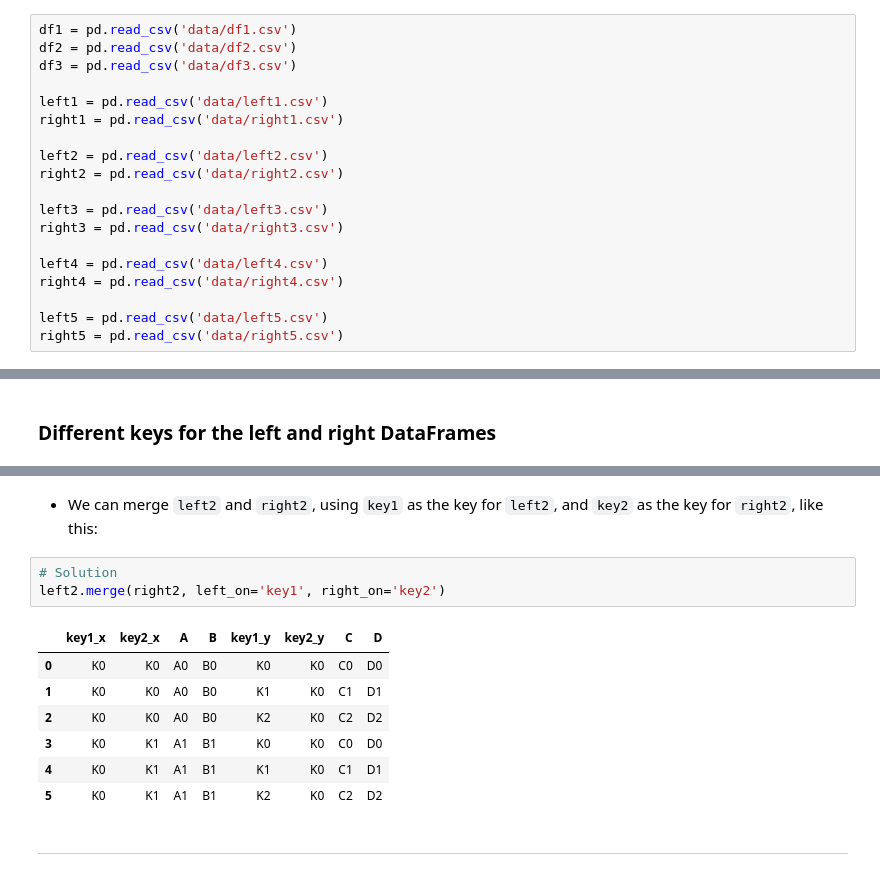
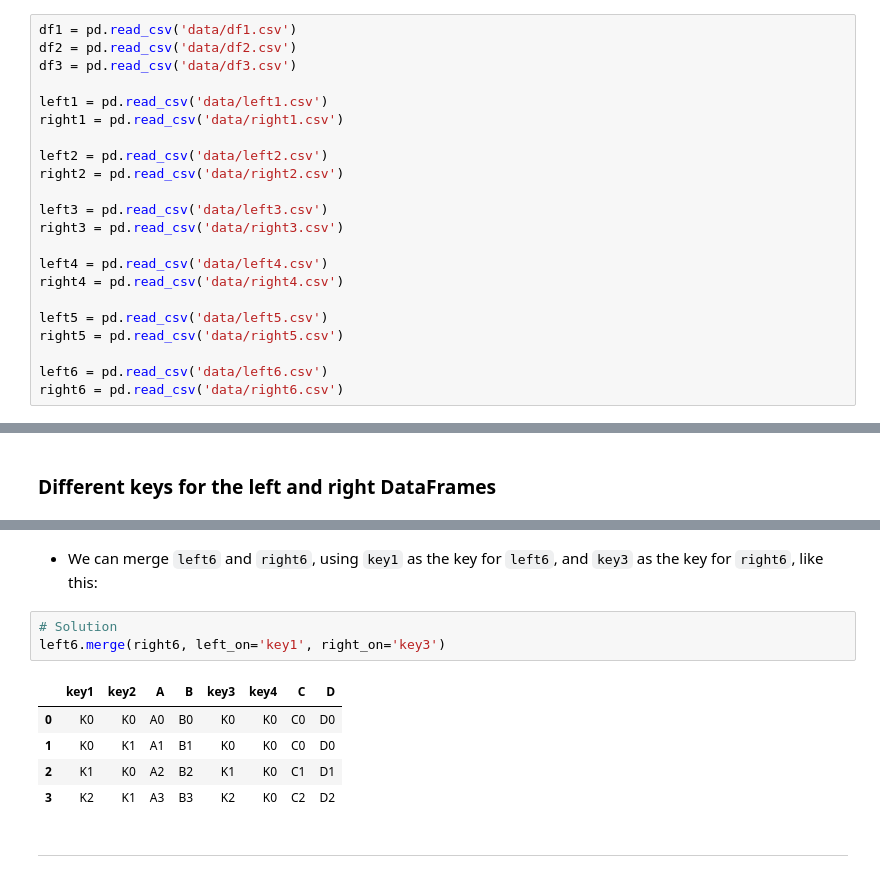
Before and after one commit to usna-dwv/lesson-combining-data, a Jupyter notebook: Lesson 19 Combining Data in Pandas.ipynb, the cells around one changed output, grey strips where cells are left out. Saved outputs shown, nothing was run; the diff lists cells and outputs as text.

```diff
--- a/Lesson 19 Combining Data in Pandas.ipynb
+++ b/Lesson 19 Combining Data in Pandas.ipynb
@@ -41,6 +41,9 @@ right4 = pd.read_csv('data/right4.csv')
 
 left5 = pd.read_csv('data/left5.csv')
 right5 = pd.read_csv('data/right5.csv')
+
+left6 = pd.read_csv('data/left6.csv')
+right6 = pd.read_csv('data/right6.csv')
 # %% [markdown]
 - The cell below defines a function `display_side_by_side()` that allows us to display DataFrames side-by-side in a Jupyter notebook
     - This will let us visually examine what's going on throughout this lesson a bit more easily
@@ -414,16 +417,14 @@ display_side_by_side(left2, right2)
 # %% [markdown]
-- We can merge `left2` and `right2`, using `key1` as the key for `left2`, and `key2` as the key for `right2`, like this:
+- We can merge `left6` and `right6`, using `key1` as the key for `left6`, and `key3` as the key for `right6`, like this:
 # %%
 # Solution
-left2.merge(right2, left_on='key1', right_on='key2')
+left6.merge(right6, left_on='key1', right_on='key3')
 # %% [output]
-|  | key1_x | key2_x | A | B | key1_y | key2_y | C | D |
+|  | key1 | key2 | A | B | key3 | key4 | C | D |
 | 0 | K0 | K0 | A0 | B0 | K0 | K0 | C0 | D0 |
-| 1 | K0 | K0 | A0 | B0 | K1 | K0 | C1 | D1 |
-| 2 | K0 | K0 | A0 | B0 | K2 | K0 | C2 | D2 |
-| 3 | K0 | K1 | A1 | B1 | K0 | K0 | C0 | D0 |
-| 4 | K0 | K1 | A1 | B1 | K1 | K0 | C1 | D1 |
-| 5 | K0 | K1 | A1 | B1 | K2 | K0 | C2 | D2 |
+| 1 | K0 | K1 | A1 | B1 | K0 | K0 | C0 | D0 |
+| 2 | K1 | K0 | A2 | B2 | K1 | K0 | C1 | D1 |
+| 3 | K2 | K1 | A3 | B3 | K2 | K0 | C2 | D2 |
 # %% [markdown]
 <hr style="border-top: 2px solid gray; margin-top: 1px; margin-bottom: 1px"></hr>
 # %% [markdown]
```
Also changed, not shown: parts of 3 cells of this notebook, 2 other files.
